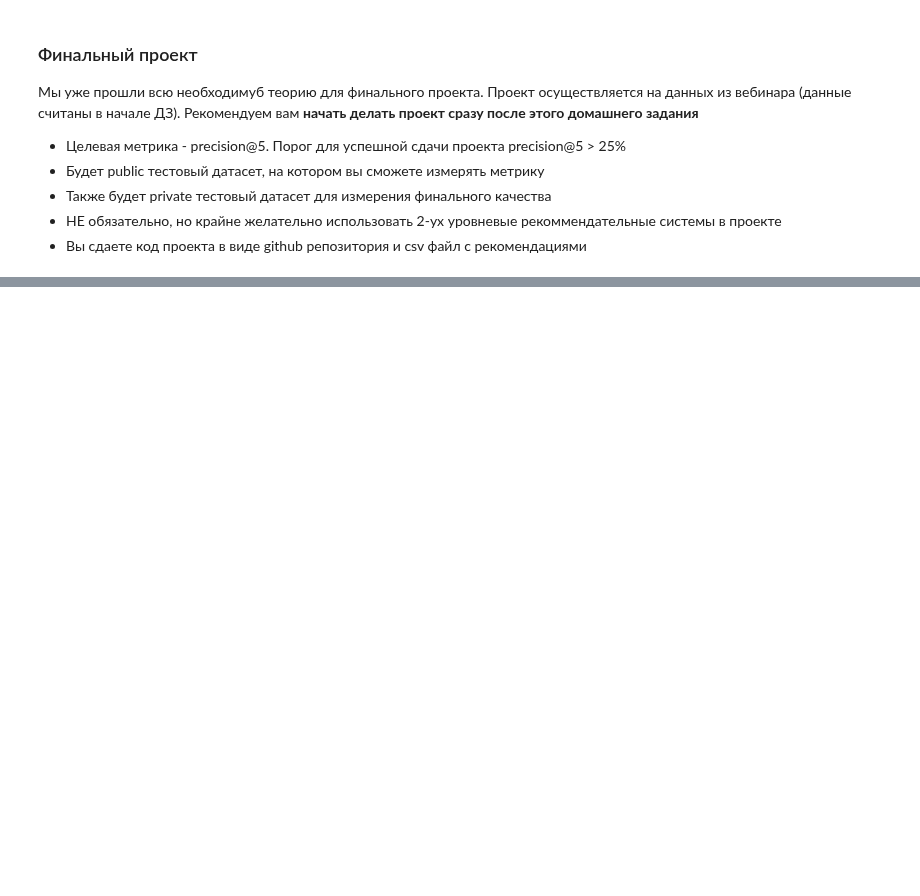
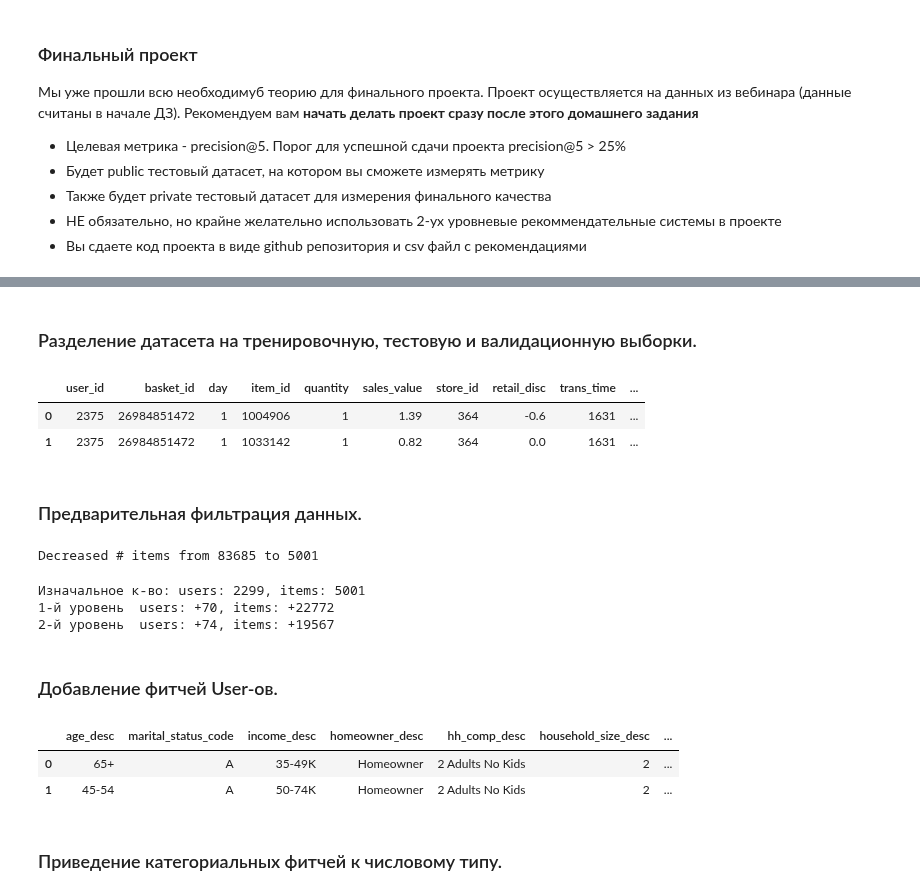
Before and after one commit to evelisko/GB_RegSys, a Jupyter notebook: Curs_Project/curs_project.ipynb, the cells around one changed output, grey strips where cells are left out. Saved outputs shown, nothing was run; the diff lists cells and outputs as text; code cells hidden in the pictures; blank space fills up the shorter version.

```diff
--- a/Curs_Project/curs_project.ipynb
+++ b/Curs_Project/curs_project.ipynb
@@ -22,0 +84,49 @@
+# %%
+week_day = {'week_day': []}
+# считаем номер недели. поле чего вычисляем записи с номеро дня.
+# определяем номер дня соответствуующий номеру последнему дню недели и после этого начинаем вычетать из него.
+# номера номера дней.
+max_week_no = data['week_no'].max()
+min_week_no = data['week_no'].min()
+
+week_days=[]
+for week_no in range(min_week_no,max_week_no + 1):
+    max_day_in_week = data.loc[(data['week_no']==week_no),'day'].max()
+    days = data.loc[(data['week_no']==week_no),'day']
+    for day in days:
+        week_days.append(day-max_day_in_week+7)
+
+data['week_day'] = week_days
+# %% [markdown]
+### Разделение датасета на тренировочную, тестовую и валидационную выборки.
+# %%
+# Cхема обучения и валидации!
+# -- давние покупки -- | -- 6 недель -- | -- 3 недель --
+# подобрать размер 2-ого датасета (6 недель) --> learning curve (зависимость метрики recall@k от размера датасета)
+
+val_lvl_1_size_weeks = 6
+val_lvl_2_size_weeks = 3
+
+data_train_lvl_1 = data[data['week_no'] < data['week_no'].max() - (val_lvl_1_size_weeks + val_lvl_2_size_weeks)]
+data_val_lvl_1 = data[(data['week_no'] >= data['week_no'].max() - (val_lvl_1_size_weeks + val_lvl_2_size_weeks)) &
+                      (data['week_no'] < data['week_no'].max() - (val_lvl_2_size_weeks))]
+
+data_train_lvl_2 = data_val_lvl_1.copy()  # Для наглядности. Далее мы добавим изменения, и они будут отличаться
+data_val_lvl_2 = data[data['week_no'] >= data['week_no'].max() - val_lvl_2_size_weeks]
+
+data_train_lvl_1.head(2)
+# %% [output]
+|  | user_id | basket_id | day | item_id | quantity | sales_value | store_id | retail_disc | trans_time | ... |
+| 0 | 2375 | 26984851472 | 1 | 1004906 | 1 | 1.39 | 364 | -0.6 | 1631 | ... |
+| 1 | 2375 | 26984851472 | 1 | 1033142 | 1 | 0.82 | 364 | 0.0 | 1631 | ... |
+# %% [markdown]
+### Предварительная фильтрация данных.
+# %%
+n_items_before = data_train_lvl_1['item_id'].nunique()
+
+data_train_lvl_1 = prefilter_items(data_train_lvl_1, item_features=item_features, take_n_popular=top_items_count)
+
+n_items_after = data_train_lvl_1['item_id'].nunique()
+print('Decreased # items from {} to {}'.format(n_items_before, n_items_after))
+# %% [output]
+Decreased # items from 83685 to 5001
@@ -22,0 +145,19 @@
+# %%
+first_users_count = len(data_train_lvl_1['user_id'].unique())
+first_items_count = len(data_train_lvl_1['item_id'].unique())
+
+new_user_lvl_1 = get_new_values(data_train_lvl_1, data_train_lvl_2 ,'user_id')
+new_items_lvl_1 = get_new_values(data_train_lvl_1, data_train_lvl_2 ,'item_id')
+
+new_user_lvl_2 = get_new_values(data_train_lvl_1, data_val_lvl_2 ,'user_id')
+new_items_lvl_2 = get_new_values(data_train_lvl_1, data_val_lvl_2 ,'item_id')
+
+print(f'Изначальное к-во: users: {first_users_count}, items: {first_items_count}')
+print(f'1-й уровень  users: +{len(new_user_lvl_1)}, items: +{len(new_items_lvl_1)}')
+print(f'2-й уровень  users: +{len(new_user_lvl_2)}, items: +{len(new_items_lvl_2)}')
+# %% [output]
+Изначальное к-во: users: 2299, items: 5001
+1-й уровень  users: +70, items: +22772
+2-й уровень  users: +74, items: +19567
+# %% [markdown]
+### Добавление фитчей User-ов.
@@ -22,0 +191,8 @@
+# %%
+user_features.head(2)
+# %% [output]
+|  | age_desc | marital_status_code | income_desc | homeowner_desc | hh_comp_desc | household_size_desc | ... |
+| 0 | 65+ | A | 35-49K | Homeowner | 2 Adults No Kids | 2 | ... |
+| 1 | 45-54 | A | 50-74K | Homeowner | 2 Adults No Kids | 2 | ... |
+# %% [markdown]
+### Приведение категориальных фитчей к числовому типу.
```
Also changed, not shown: parts of 62 cells of this notebook, 3 other files.
